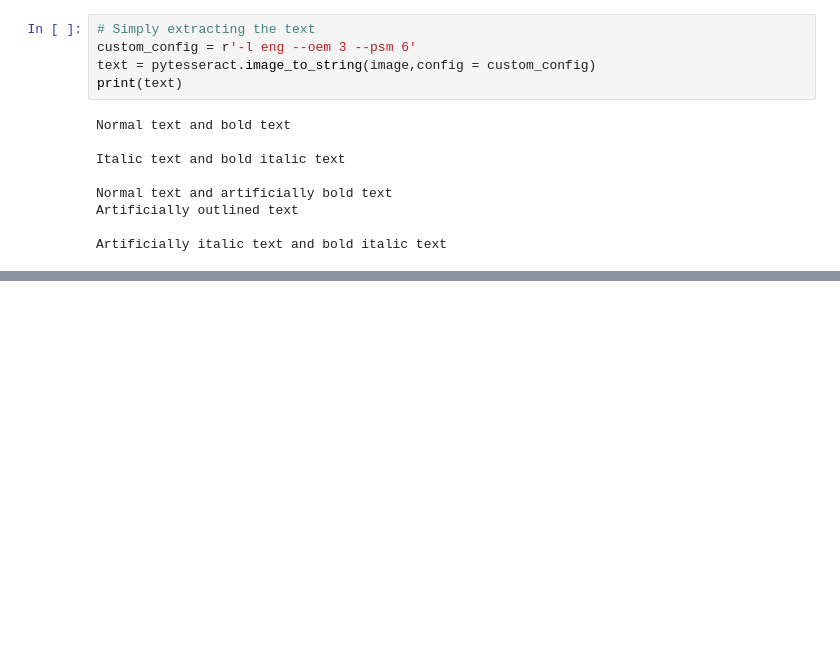
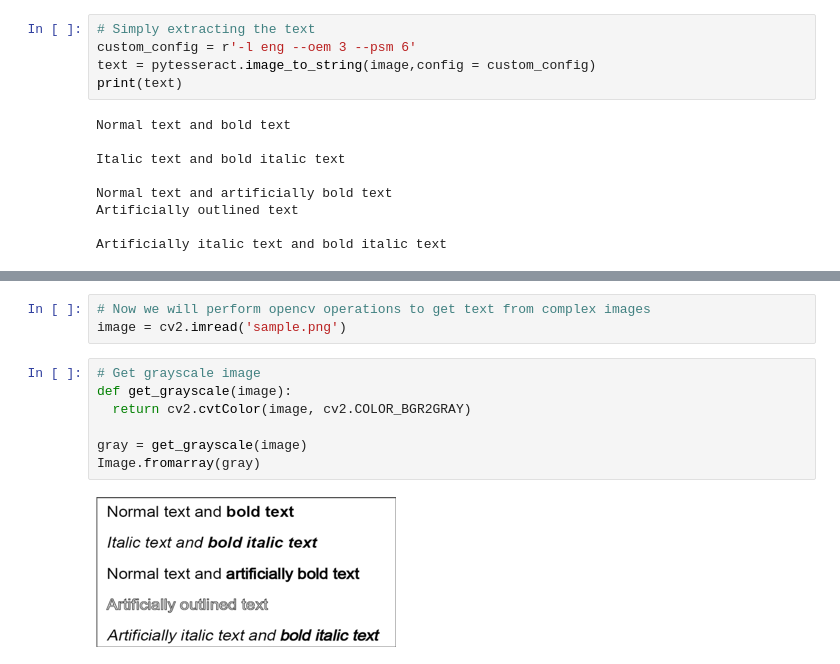
Before and after one commit to rohandawar/-daysforcoding, a Jupyter notebook: Text_Extraction_From_Image.ipynb, the cells around one changed output, grey strips where cells are left out. Cells and saved outputs as stored; diff of their text form; blank space fills up the shorter version.

```diff
--- a/Text_Extraction_From_Image.ipynb
+++ b/Text_Extraction_From_Image.ipynb
@@ -49,0 +69,12 @@ Artificially italic text and bold italic text
+# %%
+# Now we will perform opencv operations to get text from complex images
+image = cv2.imread('sample.png')
+# %%
+# Get grayscale image
+def get_grayscale(image):
+  return cv2.cvtColor(image, cv2.COLOR_BGR2GRAY)
+
+gray = get_grayscale(image)
+Image.fromarray(gray)
+# %% [output]
+[figure, added]
```
Also changed, not shown: parts of 2 cells of this notebook.
